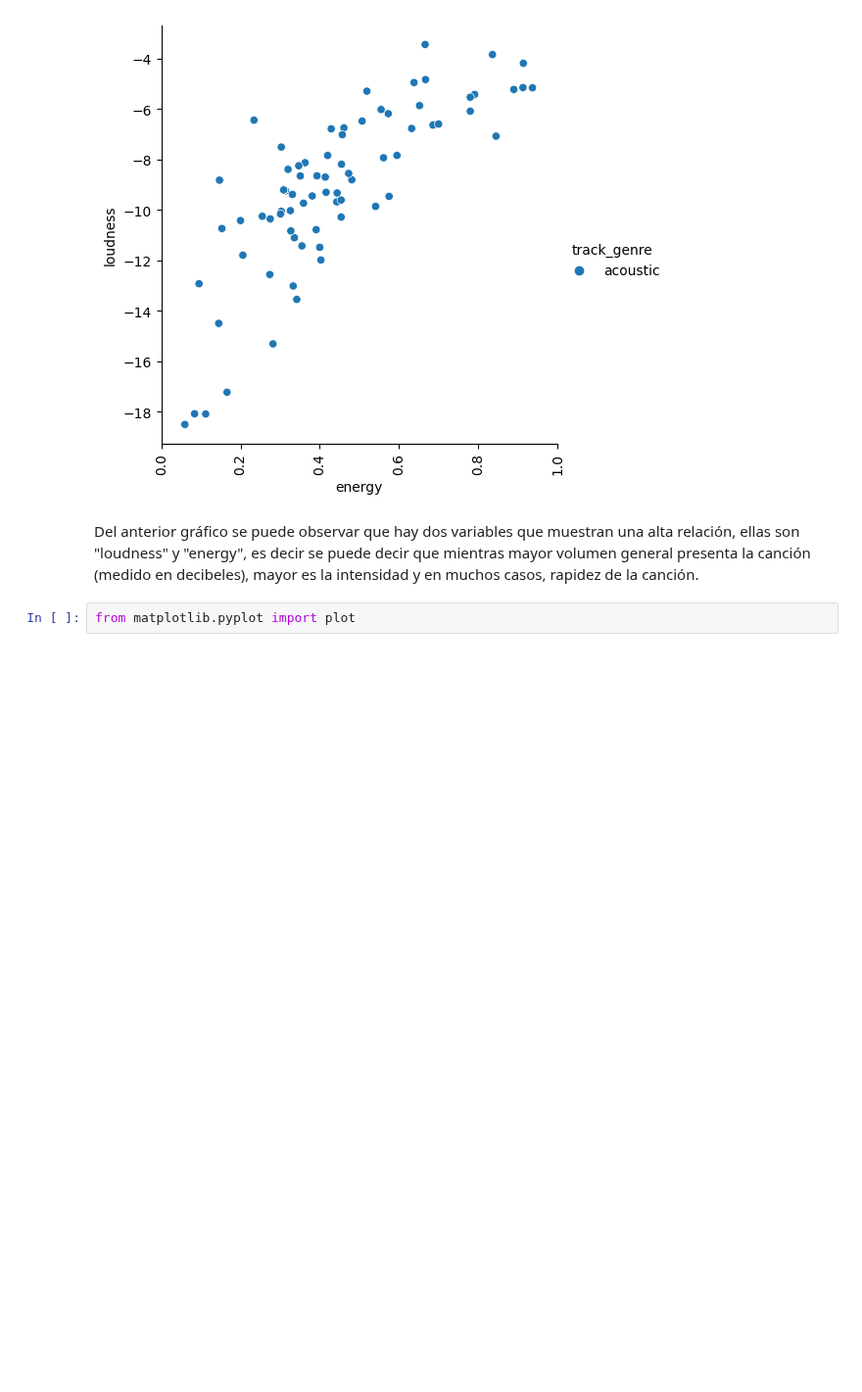
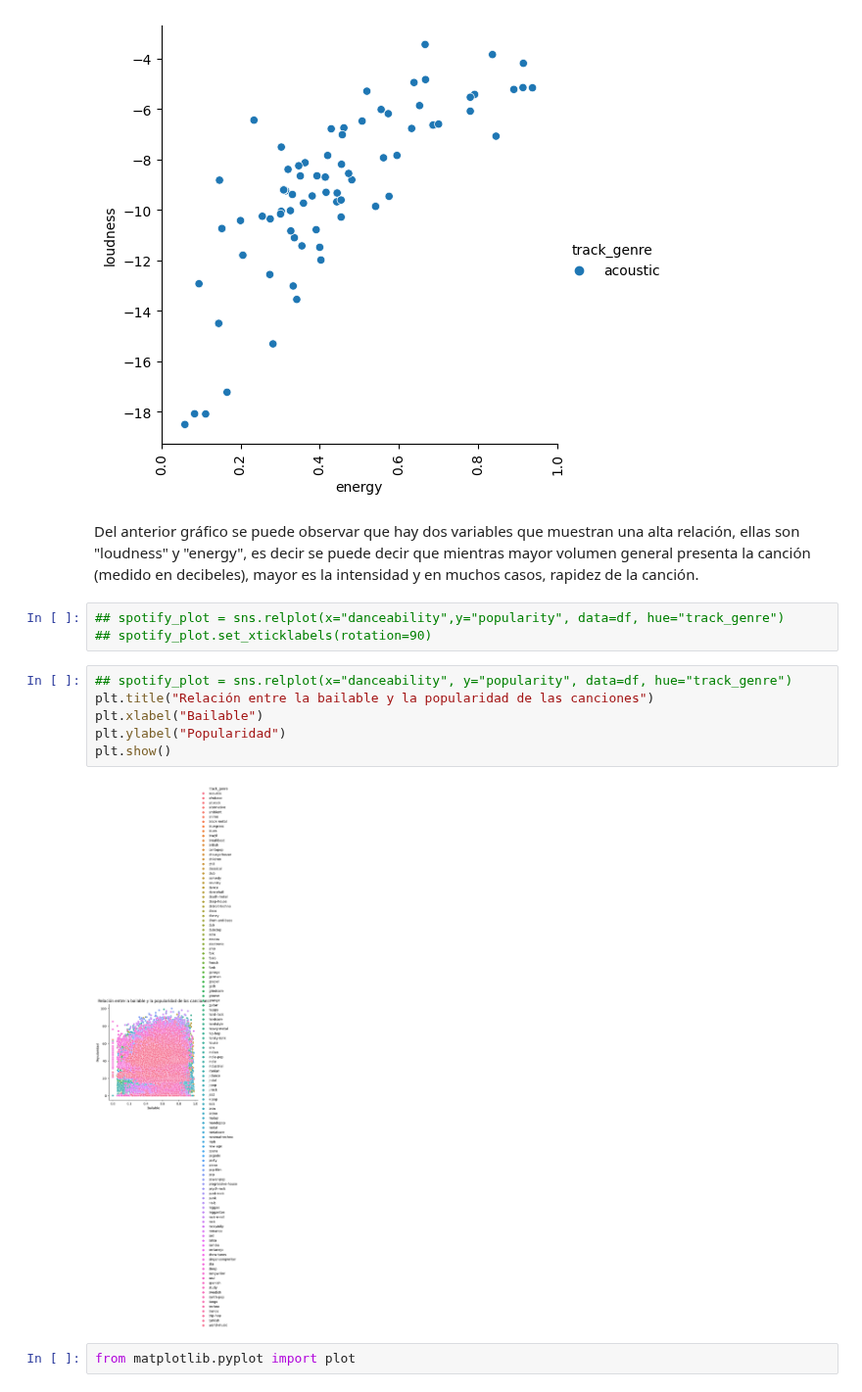
Before and after one commit to FacundoCardozo5/Nuevo-repo, a Jupyter notebook: notebooks/Proyecto_ParteIII_Cardozo.ipynb, the cells around one changed output. Shown at 98% size. Cells and saved outputs as stored; diff of their text form; blank space fills up the shorter version.

```diff
--- a/notebooks/Proyecto_ParteIII_Cardozo.ipynb
+++ b/notebooks/Proyecto_ParteIII_Cardozo.ipynb
@@ -396,6 +396,17 @@ spotify_plot.set_xticklabels(rotation=90)
 [figure]
 # %% [markdown]
 Del anterior gráfico se puede observar que hay dos variables que muestran una alta relación, ellas son "loudness" y "energy", es decir se puede decir que mientras mayor volumen general presenta la canción (medido en decibeles), mayor es la intensidad y en muchos casos, rapidez de la canción.
+# %%
+## spotify_plot = sns.relplot(x="danceability",y="popularity", data=df, hue="track_genre")
+## spotify_plot.set_xticklabels(rotation=90)
+# %%
+## spotify_plot = sns.relplot(x="danceability", y="popularity", data=df, hue="track_genre")
+plt.title("Relación entre la bailable y la popularidad de las canciones")
+plt.xlabel("Bailable")
+plt.ylabel("Popularidad")
+plt.show()
+# %% [output]
+[figure, added]
 # %%
 from matplotlib.pyplot import plot
 # %%
```
Also changed, not shown: parts of 1 cell of this notebook.
